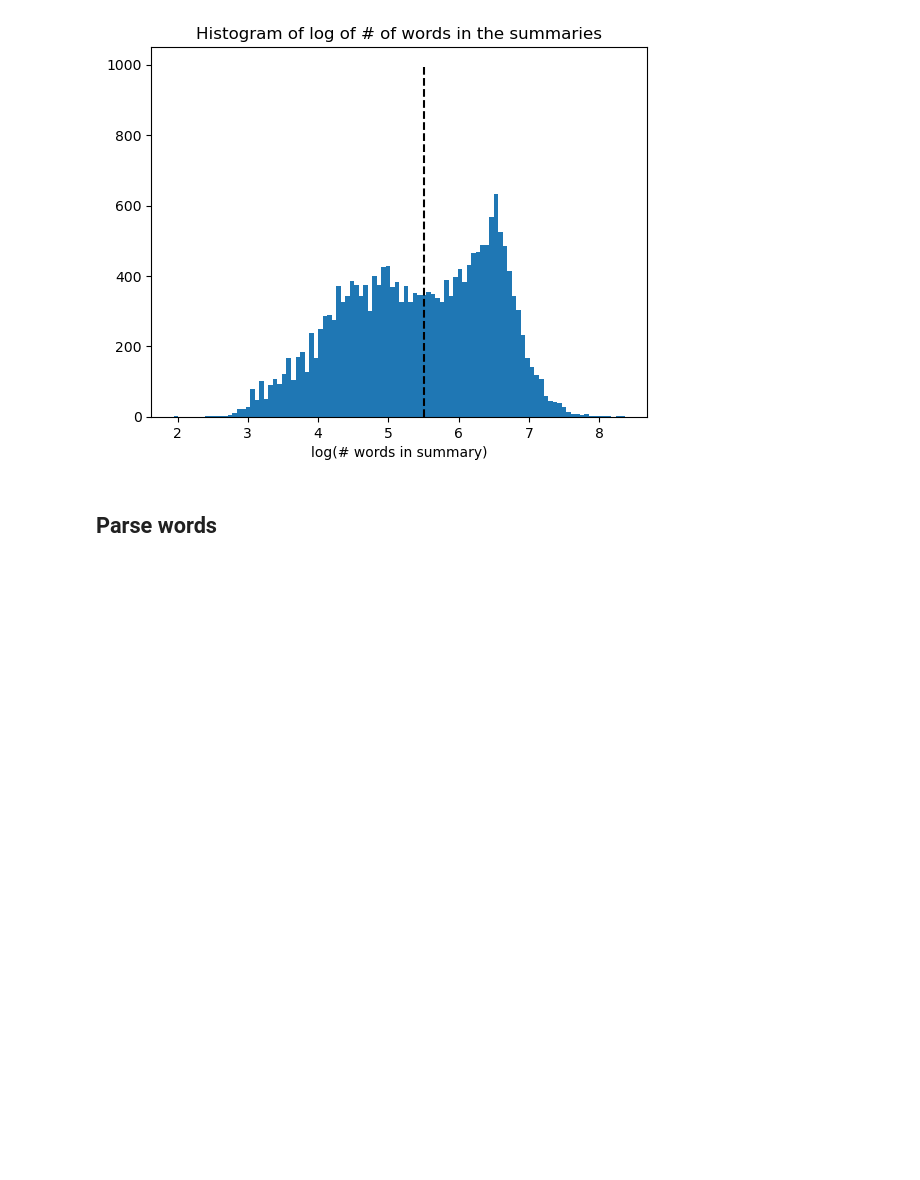
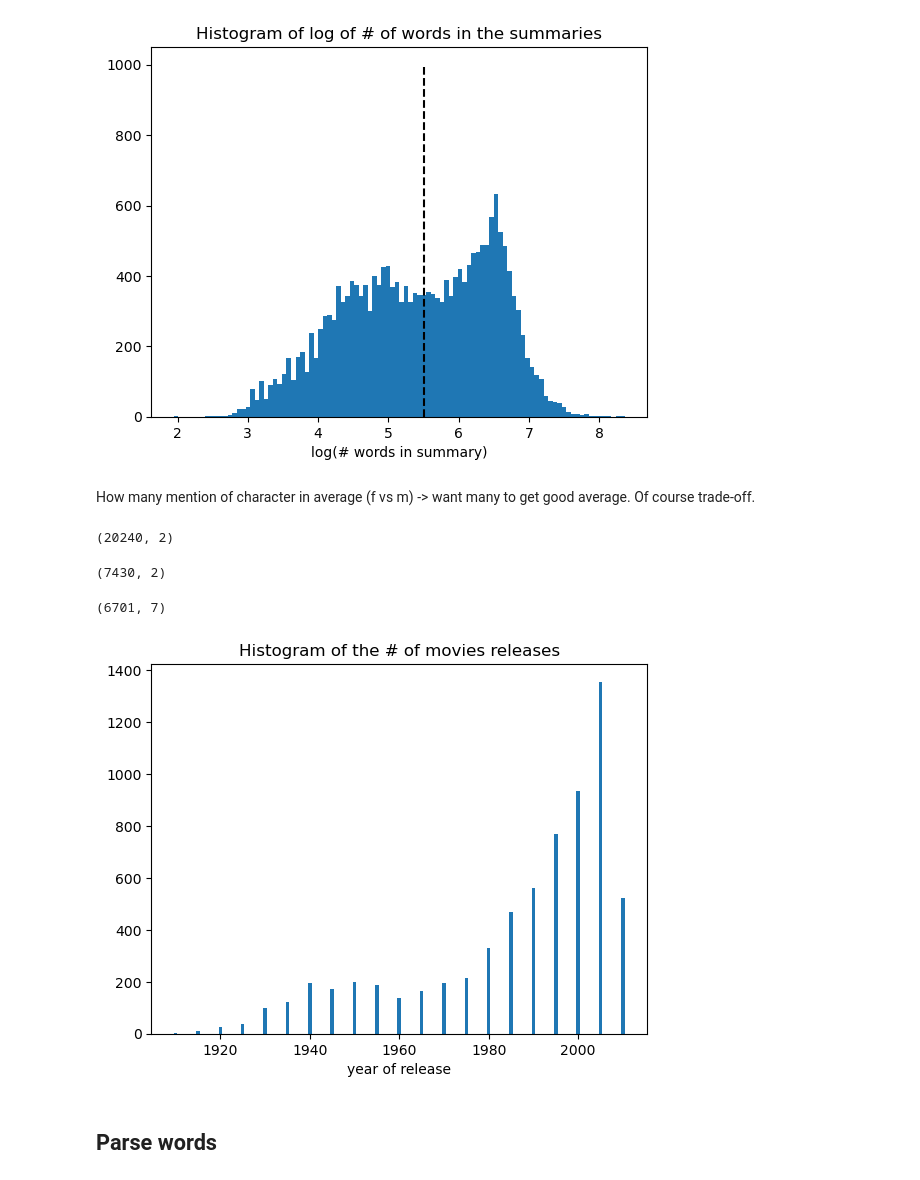
Before and after one commit to epfl-ada/ada-2022-project-error141, a Jupyter notebook: data_exploration_AD.ipynb, the cells around one changed output. Cells and saved outputs as stored; diff of their text form; code cells hidden in the pictures; blank space fills up the shorter version.

```diff
--- a/data_exploration_AD.ipynb
+++ b/data_exploration_AD.ipynb
@@ -368,3 +407,22 @@ How many metion of character in average -> want many to get good average. Of cou
+# %% [markdown]
+How many mention of character in average (f vs m) -> want many to get good average. Of course trade-off.
+# %%
+summaries_new = summaries[summaries.length >= 400]
+print(summaries.shape);summaries_new.shape
+# %% [output]
+(20240, 2)
+(7430, 2)
+# %%
+movie_interest = list(set(np.unique(summaries_new.index)).intersection(df.index.values))
+df = df.loc[movie_interest]
+print(df.shape)
+
+plt.bar(np.unique(df.release_date//5*5), df.groupby((df.release_date//5)*5).movie_name.count())
+plt.xlabel('year of release'); plt.title('Histogram of the # of movies releases')
+plt.show()
+# %% [output]
+(6701, 7)
+[figure, added]
 # %% [markdown]
 ## Parse words
 # %% [markdown]
```
Also changed, not shown: parts of 13 cells of this notebook, 1 other file.
